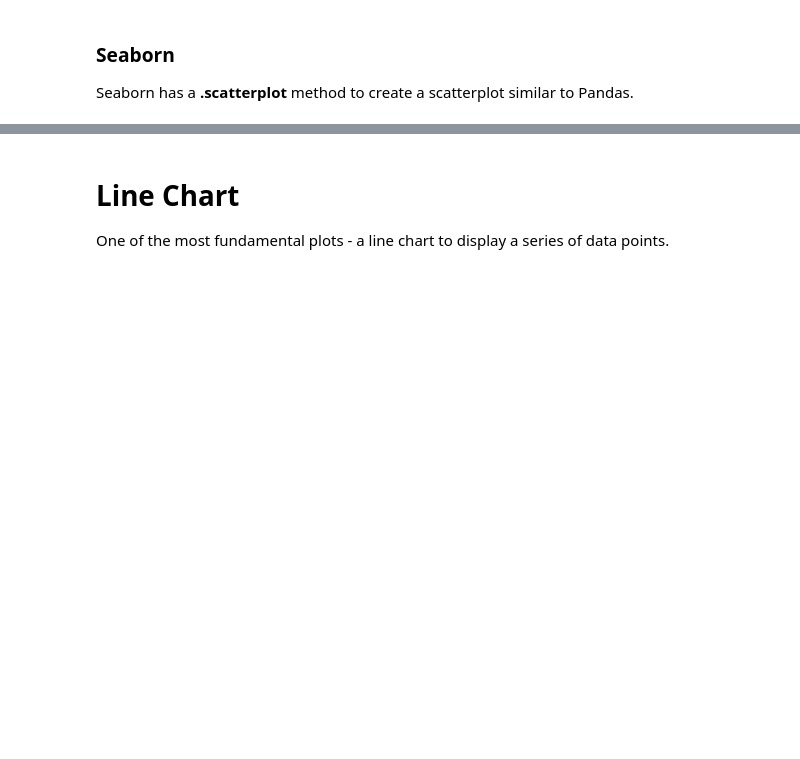
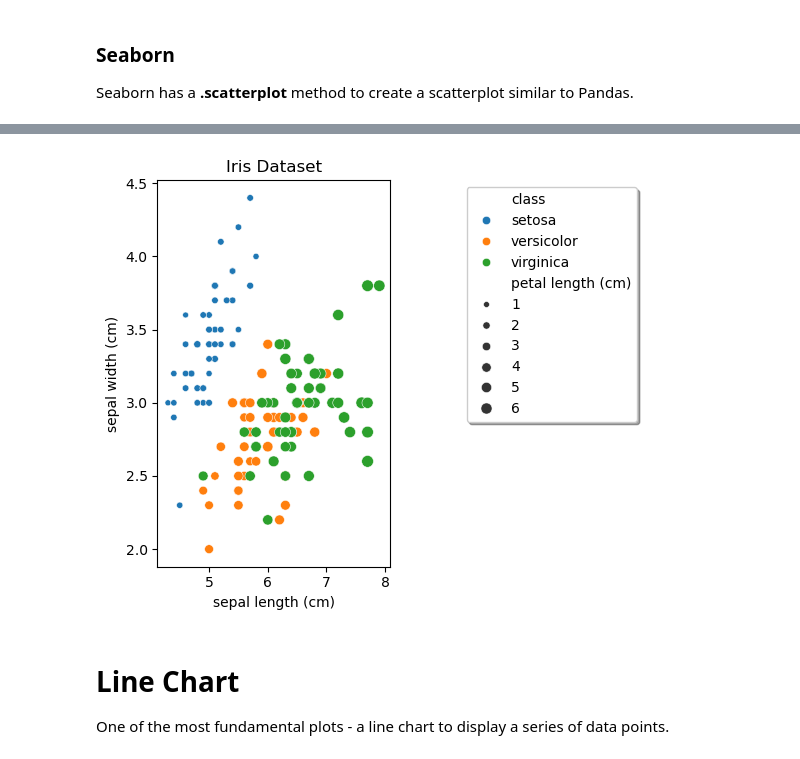
Before and after one commit to TLuter-252/data_viz_python_tutorial, a Jupyter notebook: Data_Viz_Tutorial.ipynb, the cells around one changed output, grey strips where cells are left out. Cells and saved outputs as stored; diff of their text form; code cells hidden in the pictures; blank space fills up the shorter version.

```diff
--- a/Data_Viz_Tutorial.ipynb
+++ b/Data_Viz_Tutorial.ipynb
@@ -192,14 +202,17 @@ Text(0.5, 1.0, 'Iris Dataset')
 # %%
 # add style to scatterplot by coloring by class
 sns.scatterplot(x='sepal length (cm)',
                 y='sepal width (cm)',
                 data=iris_df,
                 hue = 'class',
                 size='petal length (cm)')
 plt.title('Iris Dataset')
-#plt.legend(loc='upper center', bbox_to_anchor=(1.3, 1.0),
-#          fancybox=True, shadow=True, ncol=1)
+plt.legend(loc='upper left', bbox_to_anchor=(1.3, 1.0),
+         fancybox=True, shadow=True, ncol=1)
 plt.tight_layout()
+plt.show()
+# %% [output]
+[figure, added]
 # %% [markdown]
 # Line Chart
 One of the most fundamental plots - a line chart to display a series of data points.
```
Also changed, not shown: parts of 21 cells of this notebook, 1 other file.
